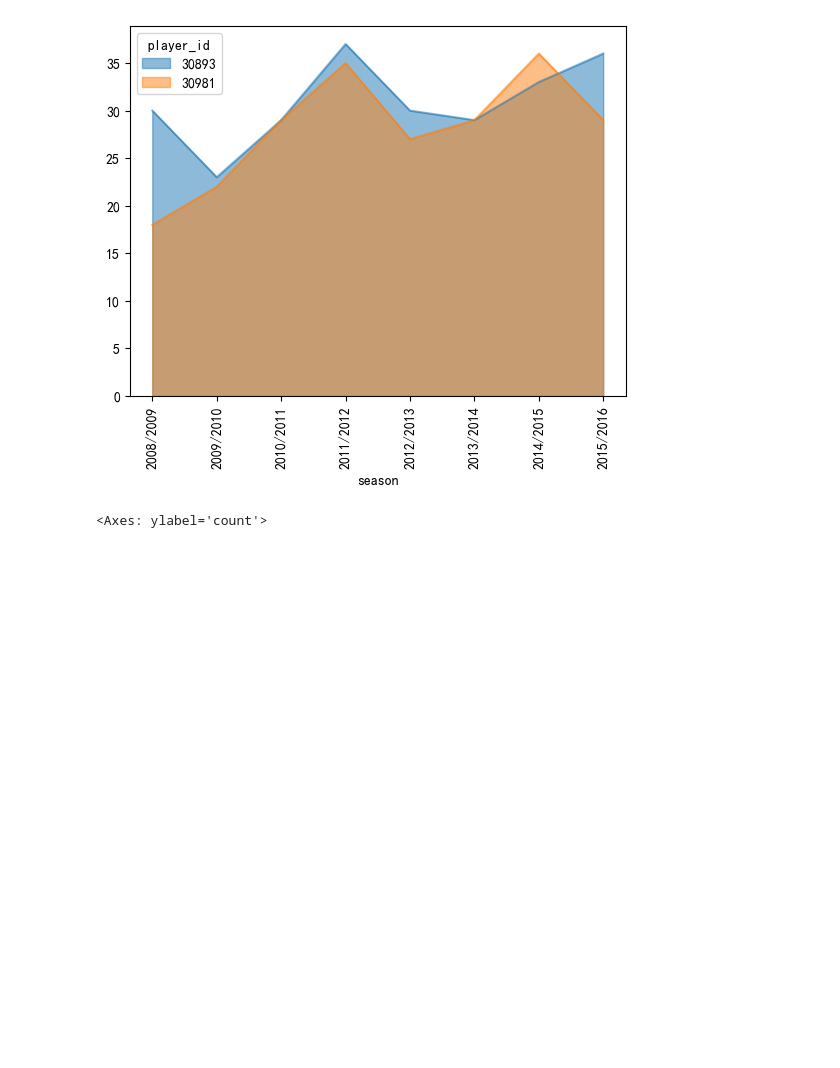
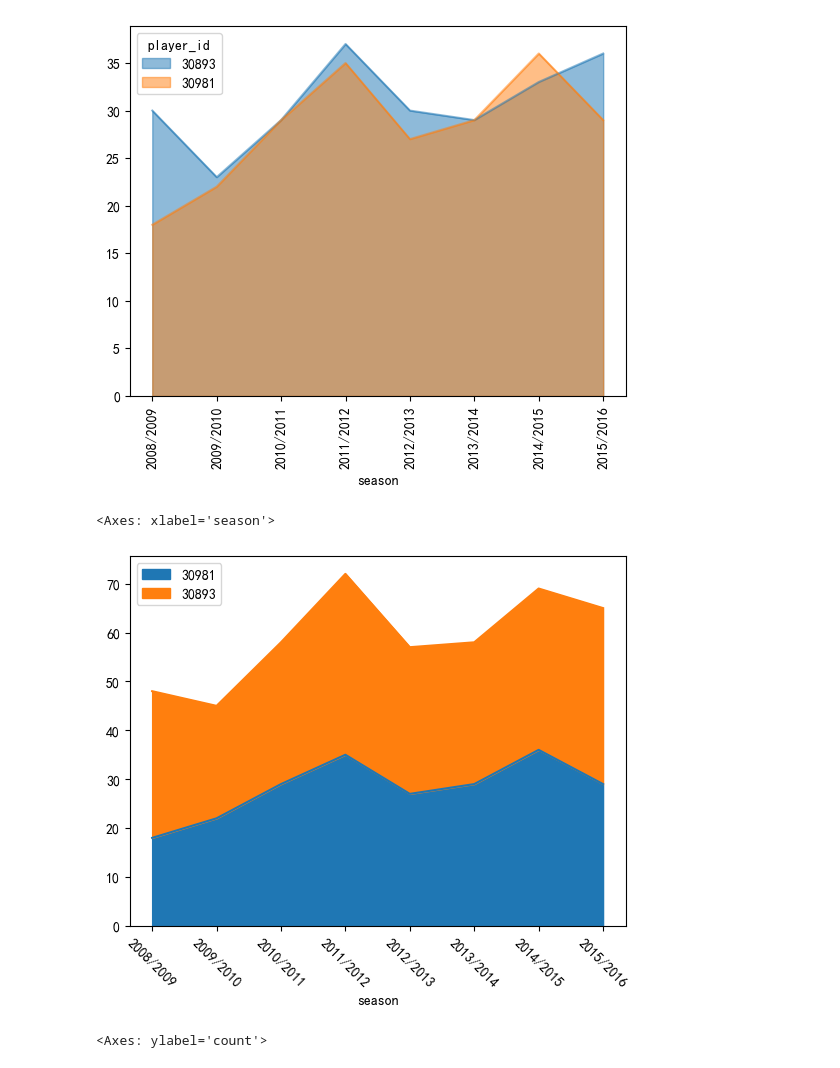
Before and after one commit to dudululv/first-python-project, a Jupyter notebook: 17 11.6/asn.ipynb, the cells around one changed output. Saved outputs shown, nothing was run; the diff lists cells and outputs as text; code cells hidden in the pictures; blank space fills up the shorter version.

```diff
--- a/17 11.6/asn.ipynb
+++ b/17 11.6/asn.ipynb
@@ -24,6 +25,13 @@ df[df.player_id.isin([30981,30893])].groupby(['season','player_id'])['station'].
 <Axes: xlabel='season'>
 [figure]
 [figure]
+# %%
+mx=df.query('player_id==30981').groupby('season').id.count()
+cl=df.query('player_id==30893').groupby('season').id.count()
+pd.concat([mx,cl],keys=[30981,30893],axis=1).plot.area(rot=-45)
+# %% [output]
+<Axes: xlabel='season'>
+[figure, added]
 # %%
 df = pd.read_csv('../data/player_attributes.csv')
 df['new']=np.select([df.attacking_work_rate=='medium',df.attacking_work_rate=='high',df.attacking_work_rate=='low'],['medium','high','low'],'other')
```
Also changed, not shown: parts of 3 cells of this notebook, 3 other files.
